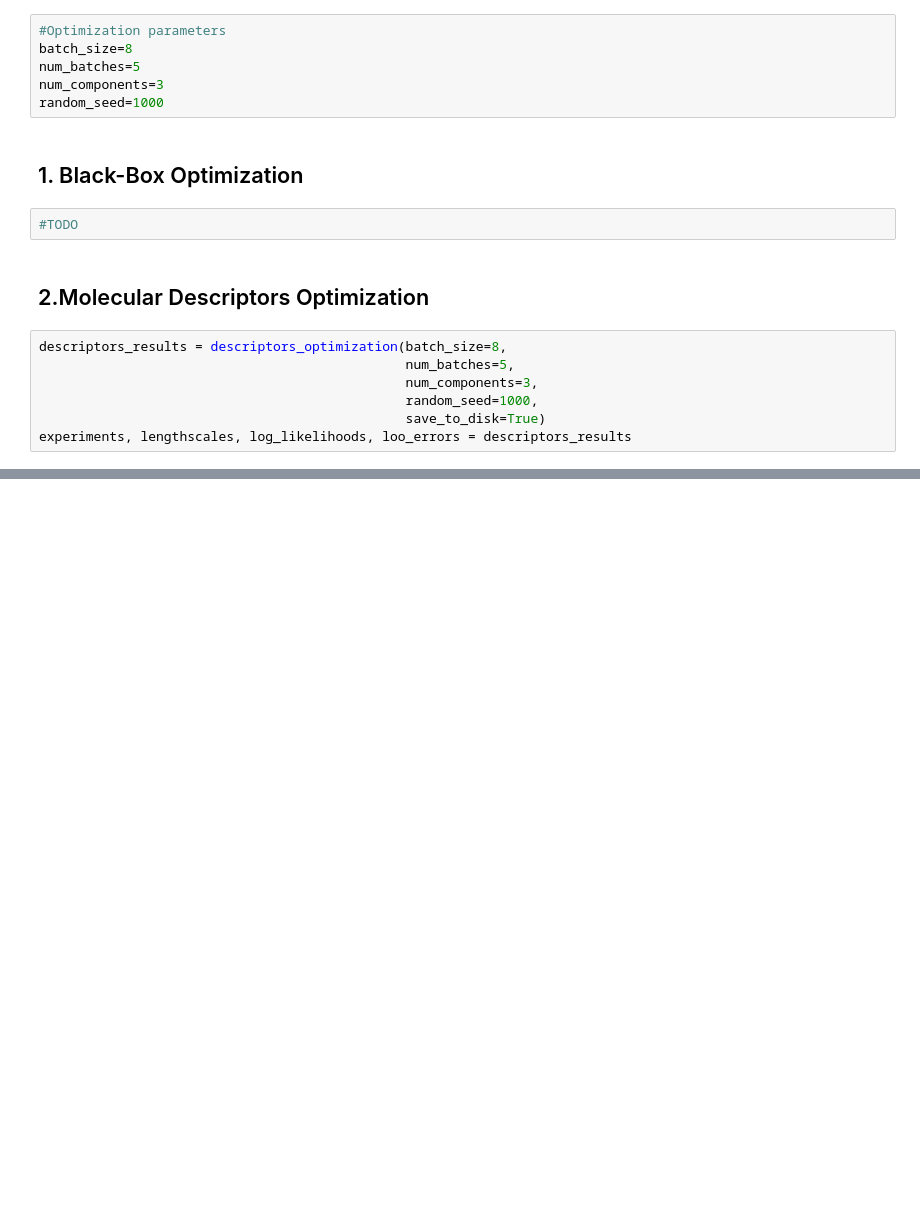
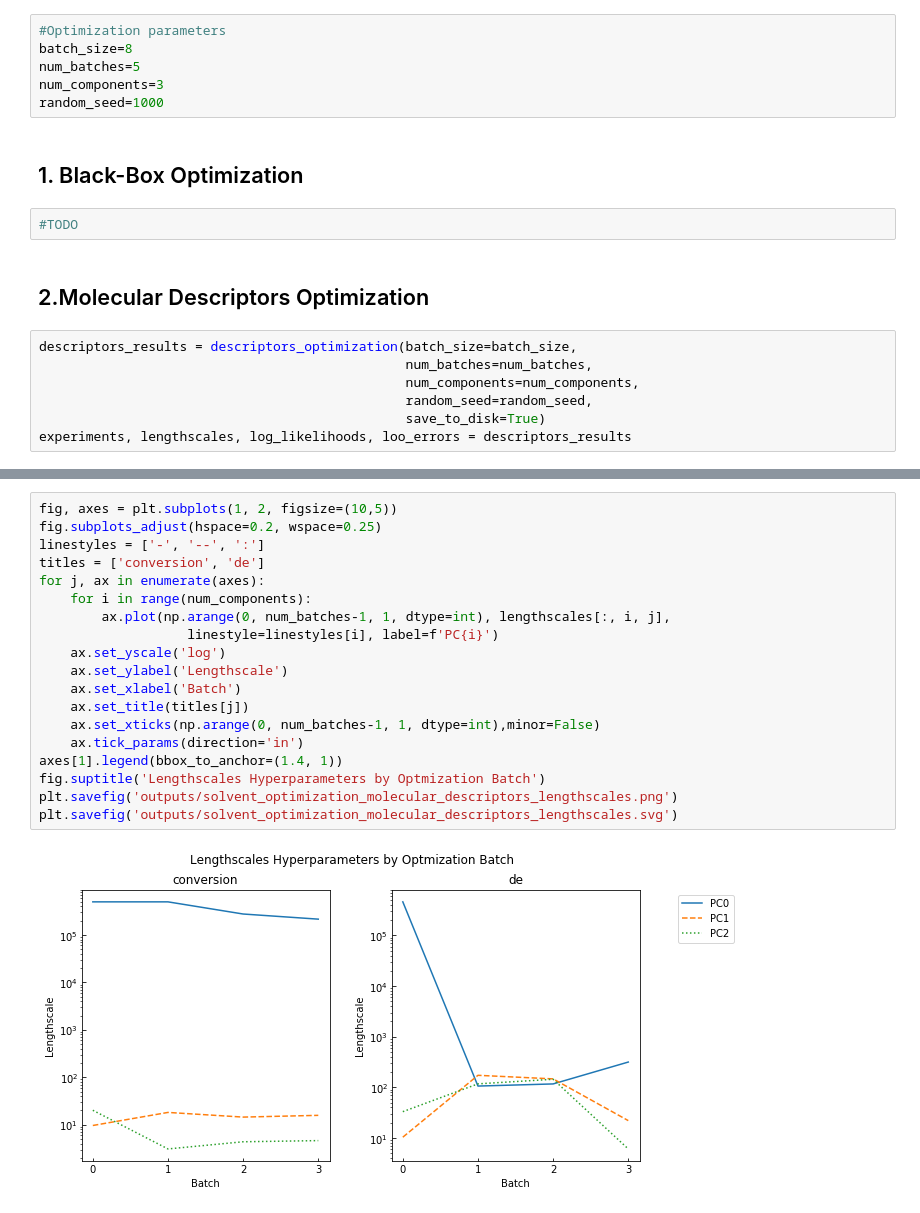
Before and after one commit to sustainable-processes/summit, a Jupyter notebook: case_studies/in_silico_studies/solvent_optimization_visualization.ipynb, the cells around one changed output, grey strips where cells are left out. Cells and saved outputs as stored; diff of their text form; blank space fills up the shorter version.

```diff
--- a/case_studies/in_silico_studies/solvent_optimization_visualization.ipynb
+++ b/case_studies/in_silico_studies/solvent_optimization_visualization.ipynb
@@ -51,9 +51,9 @@ random_seed=1000
 # %% [markdown]
 ## 2.Molecular Descriptors Optimization
 # %%
-descriptors_results = descriptors_optimization(batch_size=8,
-                                               num_batches=5,
-                                               num_components=3,
-                                               random_seed=1000,
+descriptors_results = descriptors_optimization(batch_size=batch_size,
+                                               num_batches=num_batches,
+                                               num_components=num_components,
+                                               random_seed=random_seed,
                                                save_to_disk=True)
 experiments, lengthscales, log_likelihoods, loo_errors = descriptors_results
@@ -82,3 +73,24 @@ plt.savefig('outputs/solvent_optimization_molecular_descriptors.png')
 plt.savefig('outputs/solvent_optimization_molecular_descriptors.svg')
 # %% [output]
 [figure]
+# %%
+fig, axes = plt.subplots(1, 2, figsize=(10,5))
+fig.subplots_adjust(hspace=0.2, wspace=0.25)
+linestyles = ['-', '--', ':']
+titles = ['conversion', 'de']
+for j, ax in enumerate(axes):
+    for i in range(num_components):
+        ax.plot(np.arange(0, num_batches-1, 1, dtype=int), lengthscales[:, i, j],
+                   linestyle=linestyles[i], label=f'PC{i}')
+    ax.set_yscale('log')
+    ax.set_ylabel('Lengthscale')
+    ax.set_xlabel('Batch')
+    ax.set_title(titles[j])
+    ax.set_xticks(np.arange(0, num_batches-1, 1, dtype=int),minor=False)
+    ax.tick_params(direction='in')
+axes[1].legend(bbox_to_anchor=(1.4, 1))
+fig.suptitle('Lengthscales Hyperparameters by Optmization Batch')
+plt.savefig('outputs/solvent_optimization_molecular_descriptors_lengthscales.png')
+plt.savefig('outputs/solvent_optimization_molecular_descriptors_lengthscales.svg')
+# %% [output]
+[figure, added]
```
Also changed, not shown: parts of 4 cells of this notebook, 11 other files.
